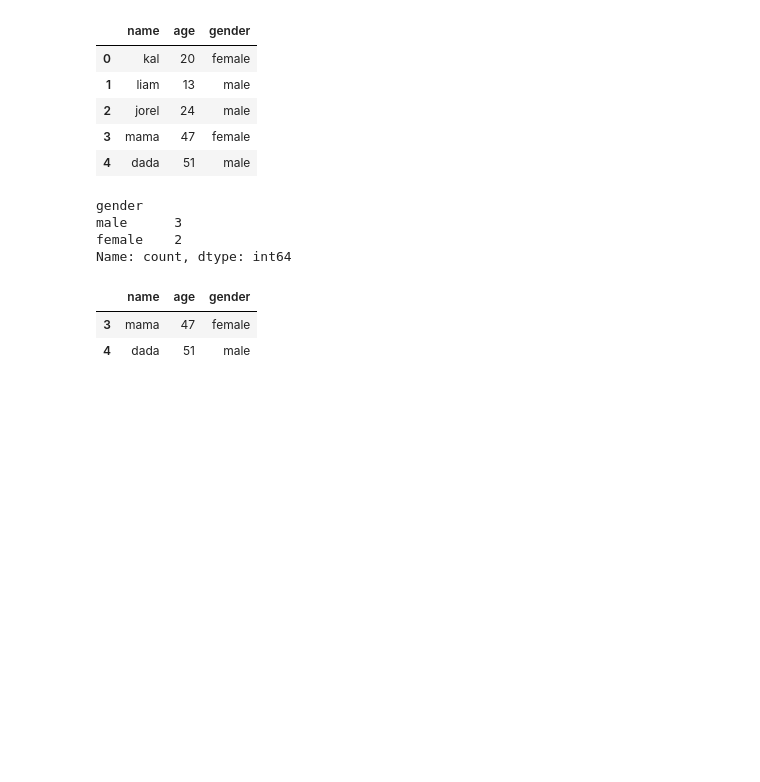
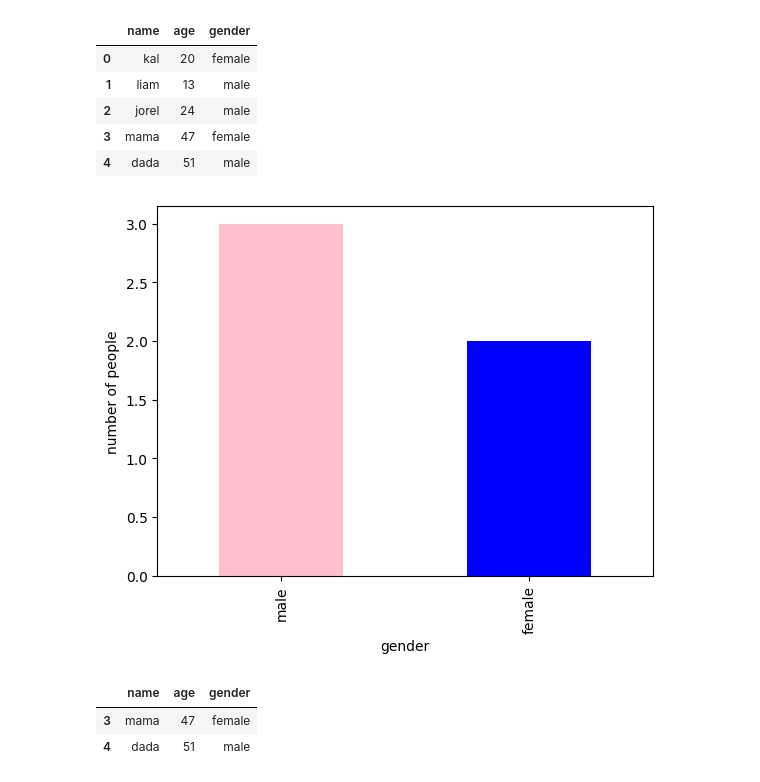
Before and after one commit to victorio-kalelle/week-3, a Jupyter notebook: practice-2.ipynb, the cells around one changed output. Cells and saved outputs as stored; diff of their text form; code cells hidden in the pictures; blank space fills up the shorter version.

```diff
--- a/practice-2.ipynb
+++ b/practice-2.ipynb
@@ -35,12 +36,12 @@ df
 | 3 | mama | 47 | female |
 | 4 | dada | 51 | male |
 # %%
-df['gender'].value_counts()
+colors = ['pink', 'blue']
+df['gender'].value_counts().plot(kind='bar', color=colors)
+plt.ylabel('number of people')
+plt.show()
 # %% [output]
-gender
-male      3
-female    2
-Name: count, dtype: int64
+[figure, added]
 # %%
 df[df['age'] >= 40]
 # %% [output]
```
Also changed, not shown: parts of 1 cell of this notebook, 1 other file.
